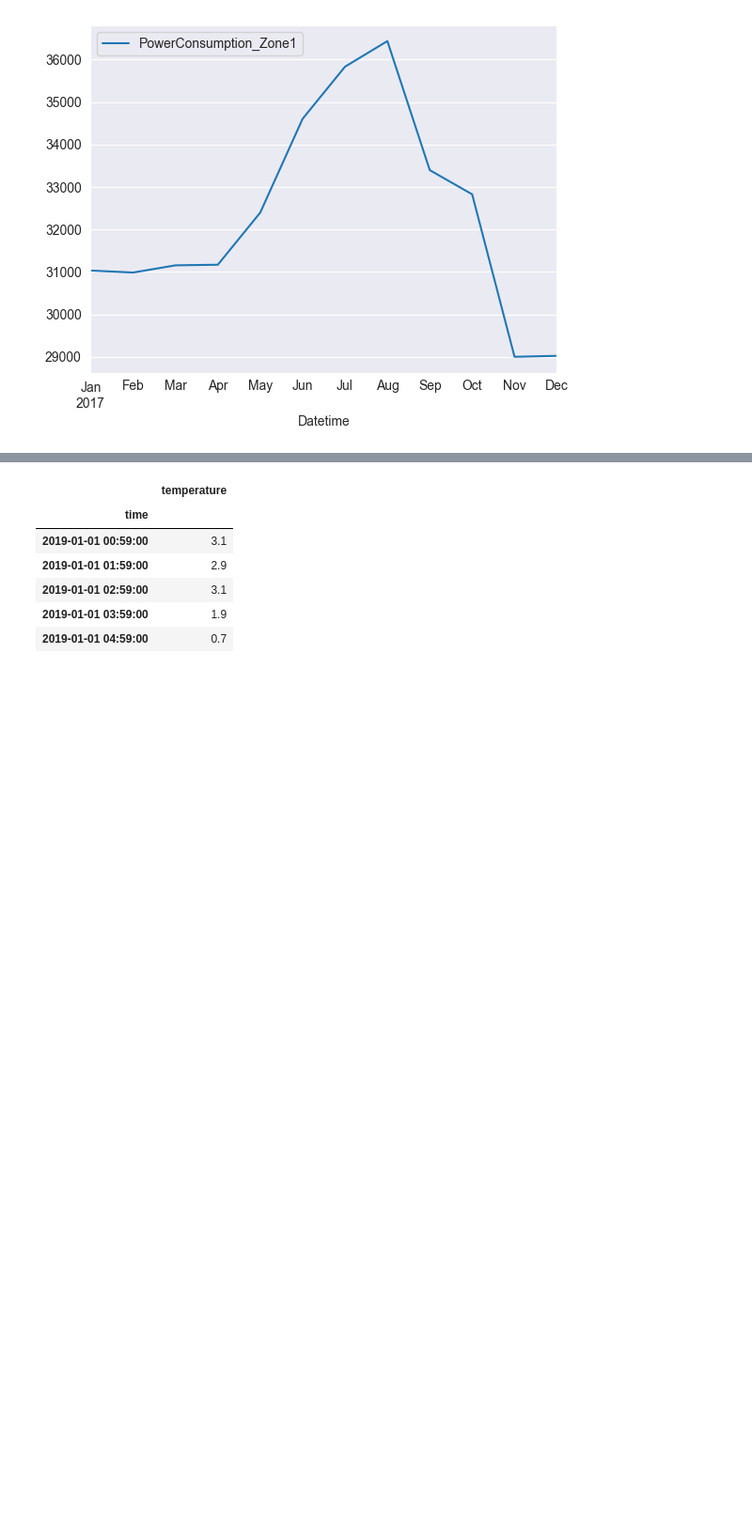
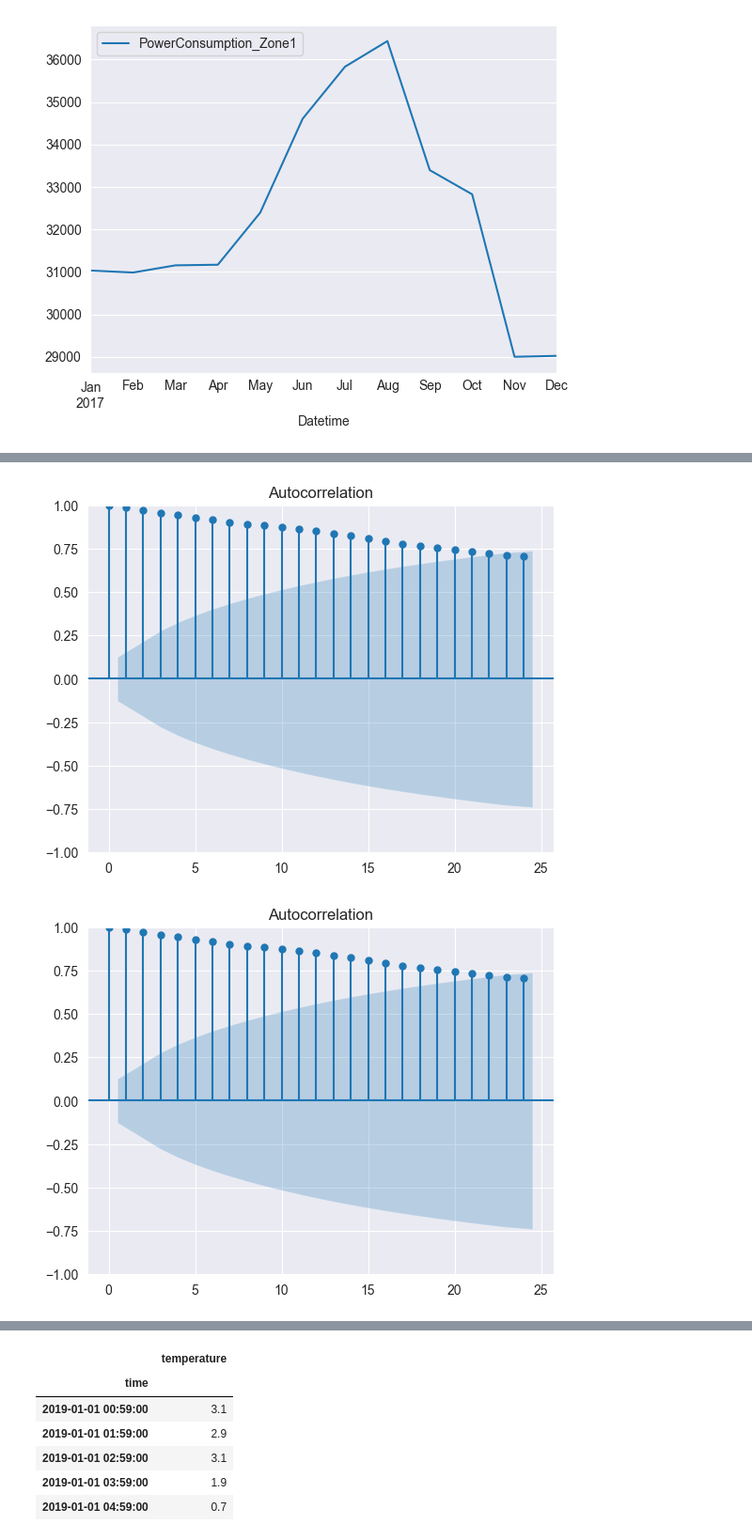
Before and after one commit to ideaguy3d/data-engineering-practice, a Jupyter notebook: _maven/regression_forecasting/10_time_series_assignments.ipynb, the cells around one changed output, grey strips where cells are left out. Shown at 94% size. Saved outputs shown, nothing was run; the diff lists cells and outputs as text; code cells hidden in the pictures; blank space fills up the shorter version.

```diff
--- a/_maven/regression_forecasting/10_time_series_assignments.ipynb
+++ b/_maven/regression_forecasting/10_time_series_assignments.ipynb
@@ -70,0 +92,5 @@ by_month_df.plot()
+# %%
+plot_acf(taco_stands_df.set_index('Date'))
+# %% [output]
+[figure, added]
+[figure, added]
```
Also changed, not shown: parts of 31 cells of this notebook.
